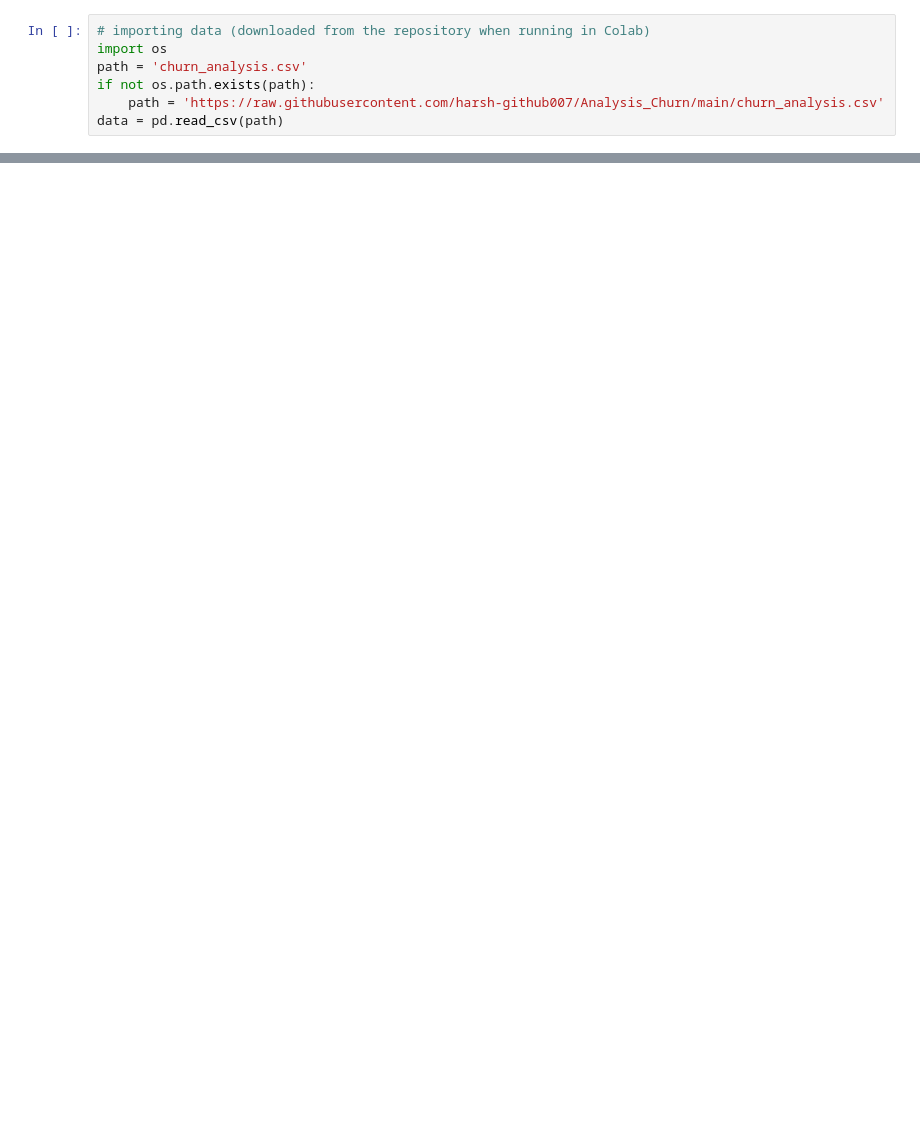
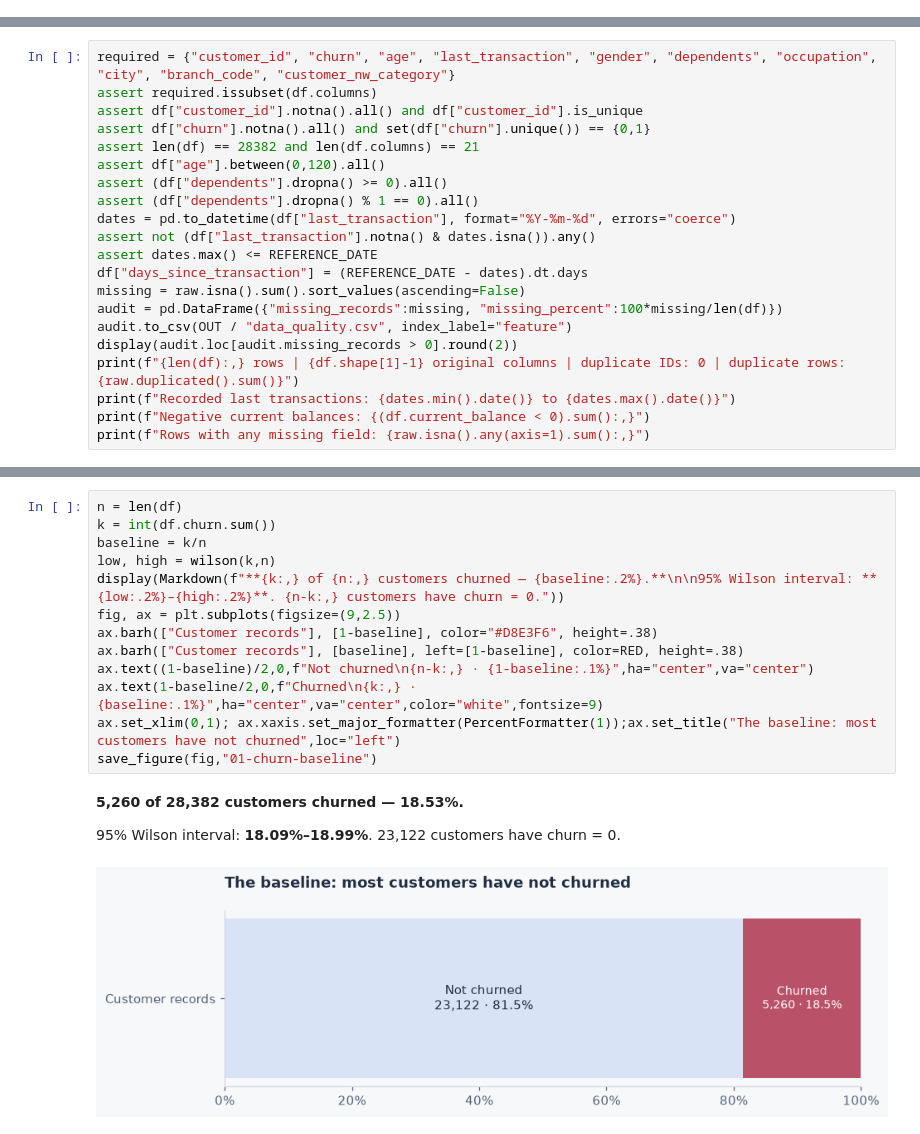
Before and after one commit to harsh-github007/Analysis_Churn, a Jupyter notebook: Churn_analysis.ipynb, the cells around one changed output, grey strips where cells are left out. Drawn from its saved outputs; the diff is of its cells as text; blank space fills up the shorter version.

Commit message:
Strengthen churn analysis with uncertainty and reproducible evidence

```diff
--- a/Churn_analysis.ipynb
+++ b/Churn_analysis.ipynb
@@ -14,7 +0,0 @@ warnings.filterwarnings(action = 'ignore')
-# %%
-# importing data (downloaded from the repository when running in Colab)
-import os
-path = 'churn_analysis.csv'
-if not os.path.exists(path):
-    path = 'https://raw.githubusercontent.com/harsh-github007/Analysis_Churn/main/churn_analysis.csv'
-data = pd.read_csv(path)
@@ -1139,0 +67,21 @@ Missing occupation (80 customers) is not related to churn (p = 0.70).
+# %%
+required = {"customer_id", "churn", "age", "last_transaction", "gender", "dependents", "occupation", "city", "branch_code", "customer_nw_category"}
+assert required.issubset(df.columns)
+assert df["customer_id"].notna().all() and df["customer_id"].is_unique
+assert df["churn"].notna().all() and set(df["churn"].unique()) == {0,1}
+assert len(df) == 28382 and len(df.columns) == 21
+assert df["age"].between(0,120).all()
+assert (df["dependents"].dropna() >= 0).all()
+assert (df["dependents"].dropna() % 1 == 0).all()
+dates = pd.to_datetime(df["last_transaction"], format="%Y-%m-%d", errors="coerce")
+assert not (df["last_transaction"].notna() & dates.isna()).any()
+assert dates.max() <= REFERENCE_DATE
+df["days_since_transaction"] = (REFERENCE_DATE - dates).dt.days
+missing = raw.isna().sum().sort_values(ascending=False)
+audit = pd.DataFrame({"missing_records":missing, "missing_percent":100*missing/len(df)})
+audit.to_csv(OUT / "data_quality.csv", index_label="feature")
+display(audit.loc[audit.missing_records > 0].round(2))
+print(f"{len(df):,} rows | {df.shape[1]-1} original columns | duplicate IDs: 0 | duplicate rows: {raw.duplicated().sum()}")
+print(f"Recorded last transactions: {dates.min().date()} to {dates.max().date()}")
+print(f"Negative current balances: {(df.current_balance < 0).sum():,}")
+print(f"Rows with any missing field: {raw.isna().any(axis=1).sum():,}")
@@ -1139,0 +102,18 @@ Missing occupation (80 customers) is not related to churn (p = 0.70).
+# %%
+n = len(df)
+k = int(df.churn.sum())
+baseline = k/n
+low, high = wilson(k,n)
+display(Markdown(f"**{k:,} of {n:,} customers churned — {baseline:.2%}.**\n\n95% Wilson interval: **{low:.2%}–{high:.2%}**. {n-k:,} customers have churn = 0."))
+fig, ax = plt.subplots(figsize=(9,2.5))
+ax.barh(["Customer records"], [1-baseline], color="#D8E3F6", height=.38)
+ax.barh(["Customer records"], [baseline], left=[1-baseline], color=RED, height=.38)
+ax.text((1-baseline)/2,0,f"Not churned\n{n-k:,} · {1-baseline:.1%}",ha="center",va="center")
+ax.text(1-baseline/2,0,f"Churned\n{k:,} · {baseline:.1%}",ha="center",va="center",color="white",fontsize=9)
+ax.set_xlim(0,1); ax.xaxis.set_major_formatter(PercentFormatter(1));ax.set_title("The baseline: most customers have not churned",loc="left")
+save_figure(fig,"01-churn-baseline")
+# %% [output]
+**5,260 of 28,382 customers churned — 18.53%.**
+
+95% Wilson interval: **18.09%–18.99%**. 23,122 customers have churn = 0.
+[figure, added]
```
Also changed, not shown: parts of 170 cells of this notebook, 19 other files.
